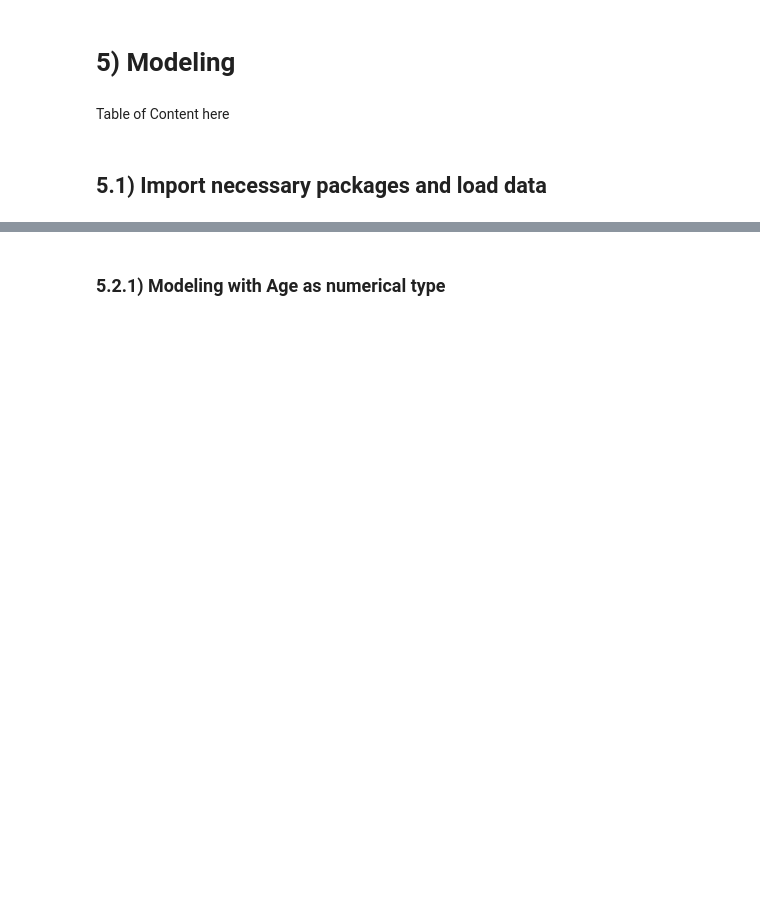
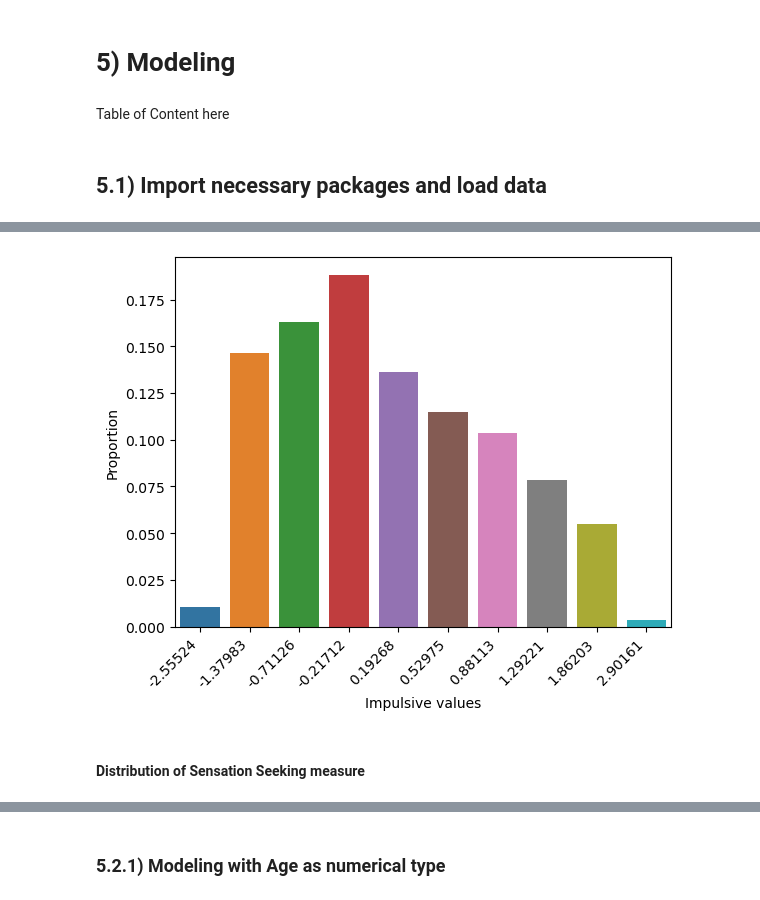
Before and after one commit to thanhn1/Capstone-Two, a Jupyter notebook: Notebooks/Step5_modeling.ipynb, the cells around one changed output, grey strips where cells are left out. Drawn from its saved outputs; the diff is of its cells as text; code cells hidden in the pictures; blank space fills up the shorter version.

```diff
--- a/Notebooks/Step5_modeling.ipynb
+++ b/Notebooks/Step5_modeling.ipynb
@@ -60,0 +90,5 @@ drug_2.head()
+# %%
+# Calculate proportion of each impulsive values, convert Series to dataframe and reset_index()
+temp = drug_2["Impulsive"].value_counts(normalize=True)
+temp = temp.to_frame().reset_index()
+temp.head()
@@ -60,0 +102,4 @@ drug_2.head()
+# %%
+# Rename columns
+temp = temp.rename(columns = {"index": "Impulsive values", "Impulsive": "Proportion"})
+temp.head()
@@ -60,0 +113,8 @@ drug_2.head()
+# %%
+fig, ax = plt.subplots()
+sns.barplot(x='Impulsive values', y='Proportion', data=temp, ax=ax)
+ax.set_xticklabels(ax.get_xticklabels(), rotation=45, horizontalalignment='right');
+# %% [output]
+[figure, added]
+# %% [markdown]
+#### Distribution of Sensation Seeking measure
```
Also changed, not shown: parts of 342 cells of this notebook, 3 other files.
